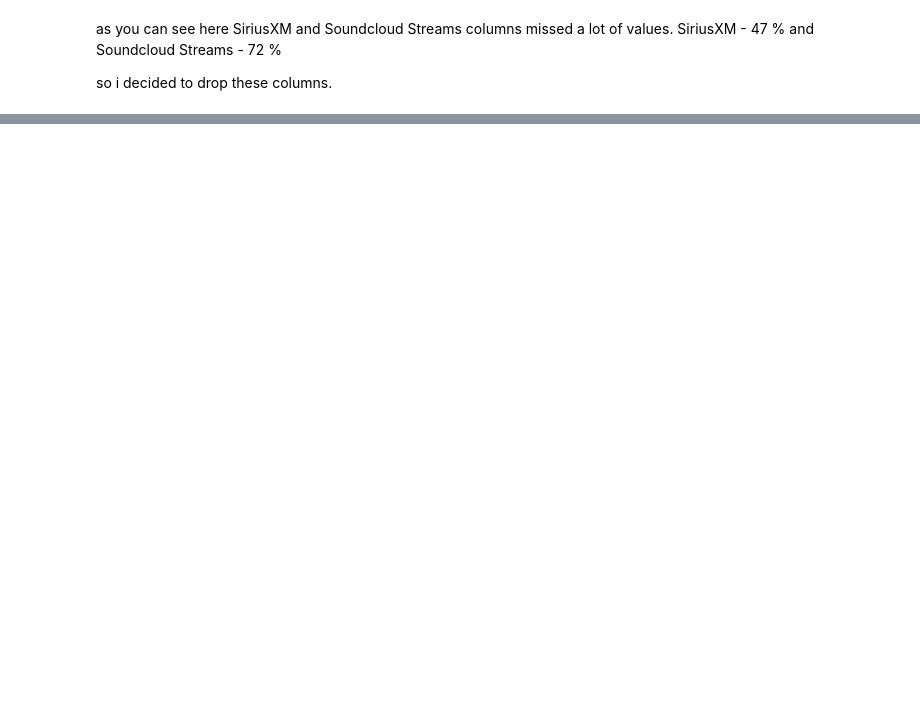
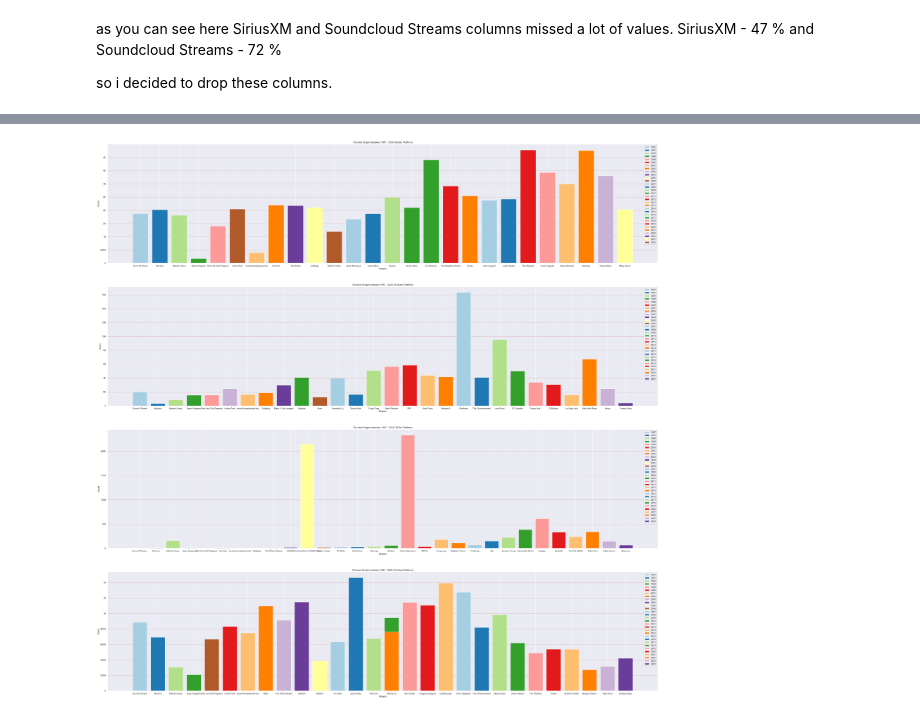
Before and after one commit to azamatzakirovch18/Spotify, a Jupyter notebook: Spotify.ipynb, the cells around one changed output, grey strips where cells are left out. Saved outputs shown, nothing was run; the diff lists cells and outputs as text; code cells hidden in the pictures; blank space fills up the shorter version.

```diff
--- a/Spotify.ipynb
+++ b/Spotify.ipynb
@@ -162,0 +403,59 @@ so i decided to drop these columns.
+# %%
+max_streams_spotify = df.groupby('Release Year')[stream_columns[0]].transform('max')
+filtered_df_spotify = df[df[stream_columns[0]] == max_streams_spotify].sort_values(by='Release Year')[['Artist', 'Spotify Streams', 'Release Year']].sort_values(by='Release Year')
+
+max_streams_youtube = df.groupby('Release Year')[stream_columns[1]].transform('max')
+filtered_df_youtube = df[df[stream_columns[1]] == max_streams_youtube].sort_values(by='Release Year')[['Artist', 'YouTube Views', 'Release Year']]
+
+max_streams_tiktok = df.groupby('Release Year')[stream_columns[2]].transform('max')
+filtered_df_tiktok = df[df[stream_columns[2]] == max_streams_tiktok].sort_values(by='Release Year')[['Artist', 'TikTok Views', 'Release Year']]
+
+max_streams_pandora = df.groupby('Release Year')[stream_columns[3]].transform('max')
+filtered_df_pandora = df[df[stream_columns[3]] == max_streams_pandora].sort_values(by='Release Year')[['Artist', 'Pandora Streams', 'Release Year']]
+# %%
+fig,ax = plt.subplots(4,1,figsize = (50,50))
+# spotify
+ax[0].set_title('The best Singers between 1987 - 2024 (Spotify Platform)')
+ax[0].set_ylabel('Count')
+ax[0].set_xlabel('Singers')
+ax[0].bar(filtered_df_spotify['Artist'],filtered_df_spotify['Spotify Streams'],align = 'center',label = filtered_df_spotify['Release Year'],color = colors)
+ax[0].legend()
+ax[0].grid(True, which='both', axis='y', linestyle=':', color='r')
+
+# youtube
+ax[1].set_title('The best Singers between 1987 - 2024 (Youtube Platform)')
+ax[1].set_ylabel('Count')
+ax[1].set_xlabel('Singers')
+ax[1].bar(filtered_df_youtube['Artist'],filtered_df_youtube['YouTube Views'],align = 'center',label = filtered_df_youtube['Release Year'],color = colors)
+ax[1].legend()
+ax[1].grid(True, which='both', axis='y', linestyle=':', color='r')
+
+# TikTok
+ax[2].set_title('The best Singers between 1987 - 2024 (TikTok Platform)')
+ax[2].set_ylabel('Count')
+ax[2].set_xlabel('Singers')
+ax[2].bar(filtered_df_tiktok['Artist'],filtered_df_tiktok['TikTok Views'],align = 'center',label = filtered_df_tiktok['Release Year'],color = colors)
+ax[2].legend()
+ax[2].grid(True, which='both', axis='y', linestyle=':', color='r')
+
+# pandora
+ax[3].set_title('The best Singers between 1987 - 2024 (Pandora Platform)')
+ax[3].set_ylabel('Count')
+ax[3].set_xlabel('Singers')
+ax[3].bar(filtered_df_pandora['Artist'],filtered_df_pandora['Pandora Streams'],align = 'center',label = filtered_df_pandora['Release Year'],color = colors)
+ax[3].legend()
+ax[3].grid(True, which='both', axis='y', linestyle=':', color='r')
+
+def format_ticks(value, pos):
+    if value >= 1e9:
+        return '{:.0f}B'.format(value * 1e-9)
+    elif value >= 1e6:
+        return '{:.0f}M'.format(value * 1e-6)
+    else:
+        return '{:.0f}'.format(value)
+
+for i in range(4):
+    ax[i].yaxis.set_major_formatter(FuncFormatter(format_ticks))
+plt.show()
+# %% [output]
+[figure, added]
```
Also changed, not shown: parts of 39 cells of this notebook.
